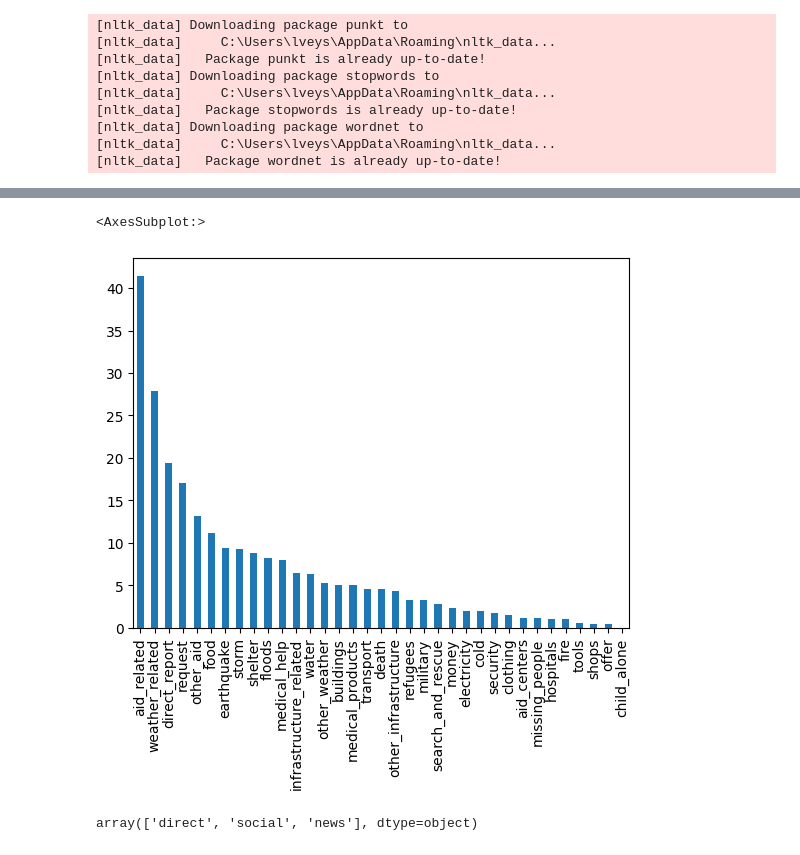
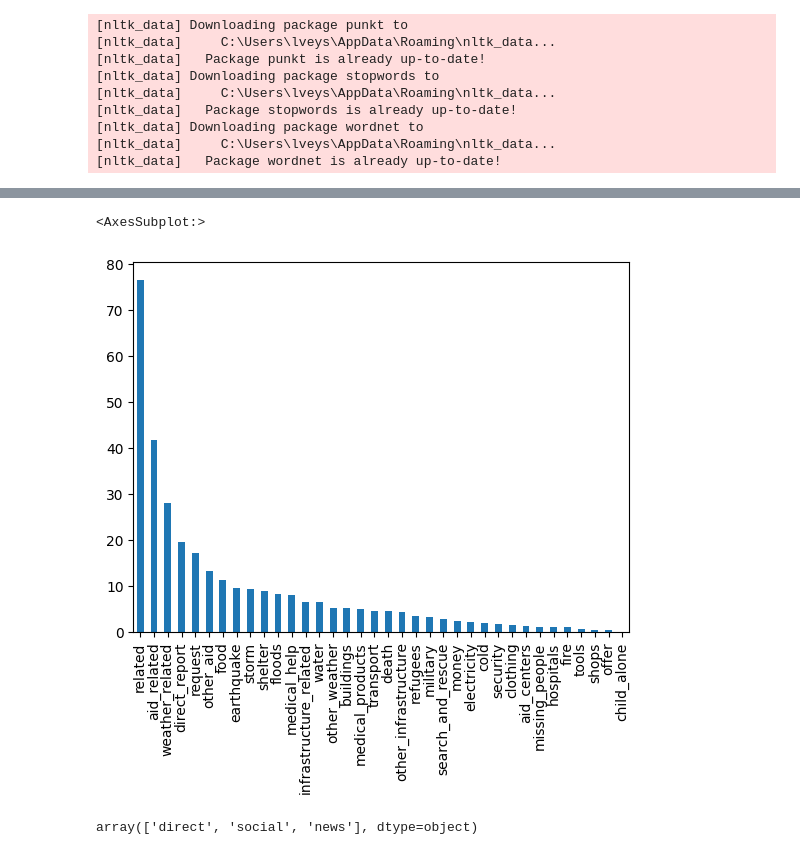
Before and after one commit to LaurentVeyssier/Disaster_Response_Pipeline, a Jupyter notebook: ML Pipeline Preparation.ipynb, the cells around one changed output, grey strips where cells are left out. Drawn from its saved outputs; the diff is of its cells as text; code cells hidden in the pictures.

```diff
--- a/ML Pipeline Preparation.ipynb
+++ b/ML Pipeline Preparation.ipynb
@@ -60,7 +60,7 @@ def make_sound():
 [nltk_data]   Package wordnet is already up-to-date!
 # %%
 # load data from database
-engine = create_engine('sqlite:///DisasterResponse.db')
+engine = create_engine('sqlite:///./data/DisasterResponse.db')
 df = pd.read_sql_table(table_name='messages', con=engine)
 X = df.select_dtypes(include=['object']).drop('original',axis=1)
 # There are 36 classes
@@ -74,9 +74,9 @@ Y has rows x columns = (26215, 36)
 # %%
-# Reminder : highly imbalanced 36 class representation - 1 class over 40%, 4 classes over 95%
-(Y.iloc[:,1:].sum(axis=0).sort_values(ascending=False)/len(Y)*100).plot(kind='bar')
+# Reminder : highly imbalanced label representation
+(Y.sum(axis=0).sort_values(ascending=False)/len(Y)*100).plot(kind='bar')
 # %% [output]
 <AxesSubplot:>
-[figure, old version]
+[figure, new version]
 # %%
 X.genre.unique()
 # %% [output]
```
Also changed, not shown: parts of 17 cells of this notebook, 3 other files.
